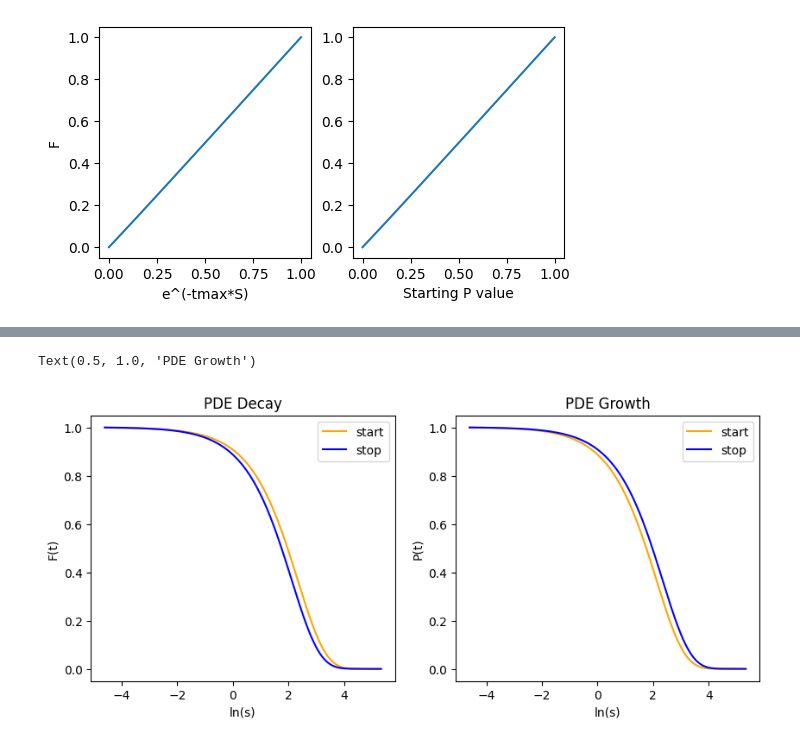
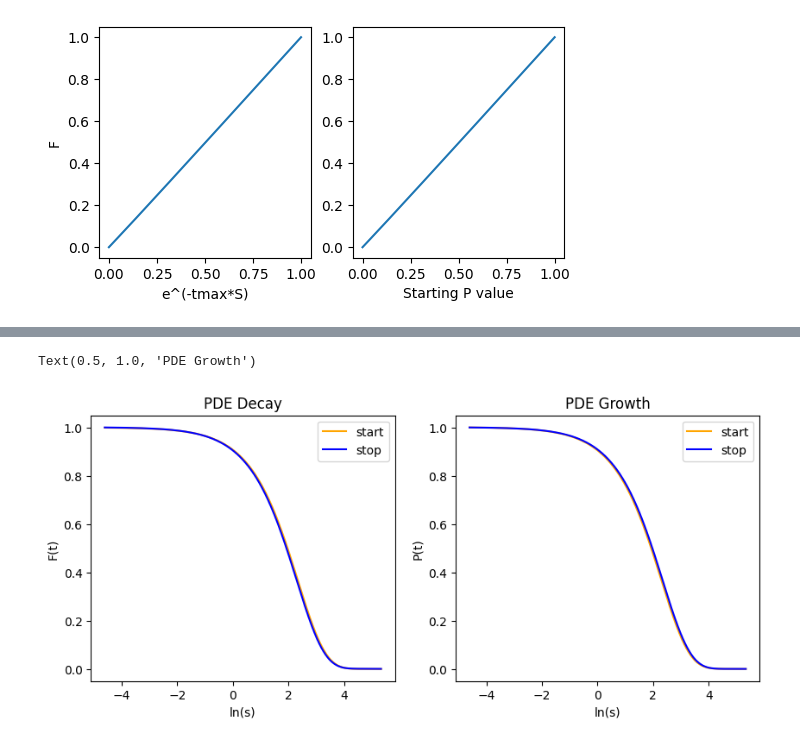
Before and after one commit to advil4rent/frasier, a Jupyter notebook: PDE_new.ipynb, the cells around one changed output, grey strips where cells are left out. Cells and saved outputs as stored; diff of their text form; code cells hidden in the pictures.

```diff
--- a/PDE_new.ipynb
+++ b/PDE_new.ipynb
@@ -28,7 +37,7 @@ def getnewFPDEn(OldF, dt, revtime, ns):
     partial = np.zeros(ns)
     rhs = np.zeros(ns)
 
-    partial[1:] = np.diff(OldF)
+    partial[1:] = OldF[1:] - OldF[:-1]
     rhs[1:] = S[1:] * (OldF[1:]*ln1pc*dn + partial[1:])
 
     rhs = rhs*(-dt)
@@ -54,7 +63,7 @@ def runevolve():
             Fcheck.append(OldF)
             chk_idx +=1
         F = getnewFPDEn(OldF, dt, revtime=False, ns=ns)
-        P = getnewFPDEn(OldF, dt, revtime=True, ns=ns)
+        P = getnewFPDEn(OldP, dt, revtime=True, ns=ns)
         OldF = F
         OldP = P
     return (F,P,Fcheck,Pcheck)
@@ -102,6 +108,7 @@ for i in range(nPchecks):
 ax[1].plot(-np.log(S), P)
 ax[1].set_ylabel("P(t)")
 ax[1].set_xlabel("ln(s)")
+ax[1].set_ylim(0,1.5)
 for i in range(nPchecks):
     ax[1].plot(-np.log(S),Pcheck[i])
 # %% [output]
@@ -109,36 +116,36 @@ for i in range(nPchecks):
 # %%
 def stepbackandforth(t0=tmax, dt = dt,
-               nsteps = 10, forward=True):
+               nsteps = 11, forward=True):
     startF = np.exp(-t0 * S)
     leaveF = np.zeros([nsteps,ns])
     retrnF = np.zeros([nsteps,ns])
-
+    #start growth
     leaveF[0] = startF
     out = not forward
     for i in np.arange(1,nsteps):
         leaveF[i] = getnewFPDEn(leaveF[i-1], dt=dt, revtime=out, ns=ns)
-
+    #start decay
     retrnF[0] = leaveF[-1]
     for i in np.arange(1,nsteps):
         retrnF[i] = getnewFPDEn(retrnF[i-1], dt=dt, revtime= not out, ns=ns)
     return (leaveF, retrnF)
 # %%
-test = stepbackandforth(nsteps=50)
+test = stepbackandforth(nsteps=10)
 fig,ax = plt.subplots(1,2, figsize=(10,4))
 nsteps = len(test[0][:,0])
 ax[0].plot(np.log(S), test[0][0], color = 'orange', label='start')
 ax[0].plot(np.log(S), test[0][-1], color = 'blue', label='stop')
 ax[0].set_ylabel("F(t)")
 ax[0].set_xlabel("ln(s)")
 ax[0].set_title('PDE Decay')
 ax[0].legend()
 ax[1].plot(np.log(S), test[1][0], color = 'orange',label='start')
 ax[1].plot(np.log(S), test[1][-1], color = 'blue',label='stop')
 ax[1].legend()
 ax[1].set_ylabel("P(t)")
 ax[1].set_xlabel("ln(s)")
 ax[1].set_title('PDE Growth')
 # %% [output]
 Text(0.5, 1.0, 'PDE Growth')
-[figure, old version]
+[figure, new version]
 # %%
```
Also changed, not shown: parts of 9 cells of this notebook, 1 other file.
